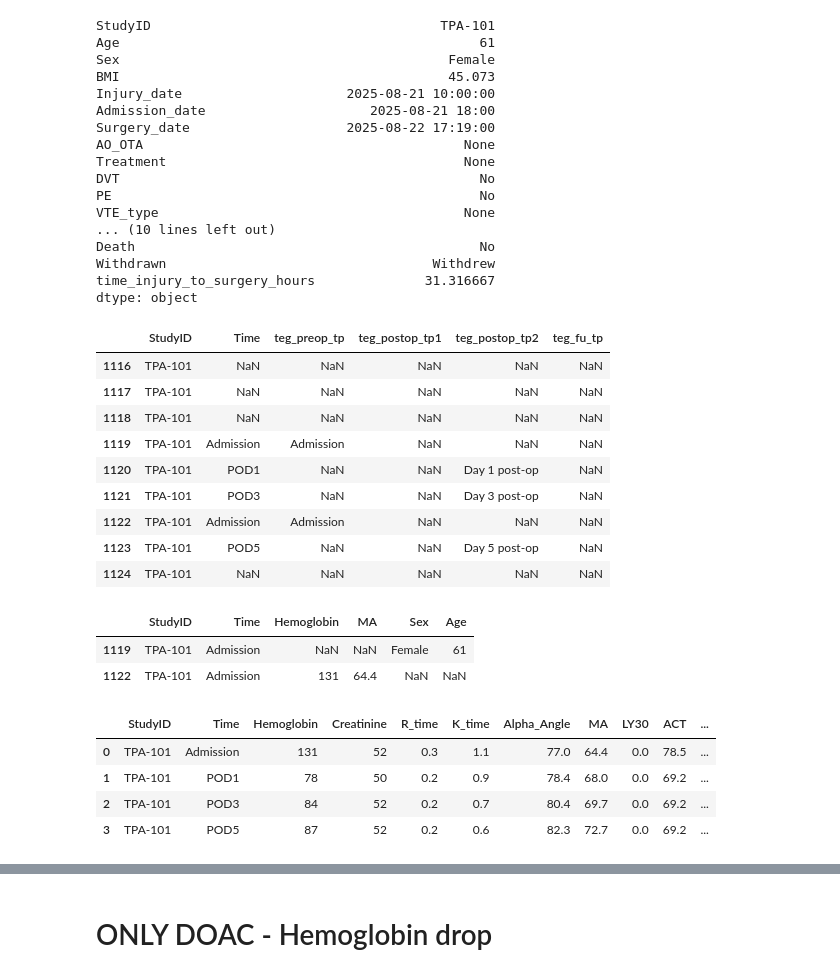
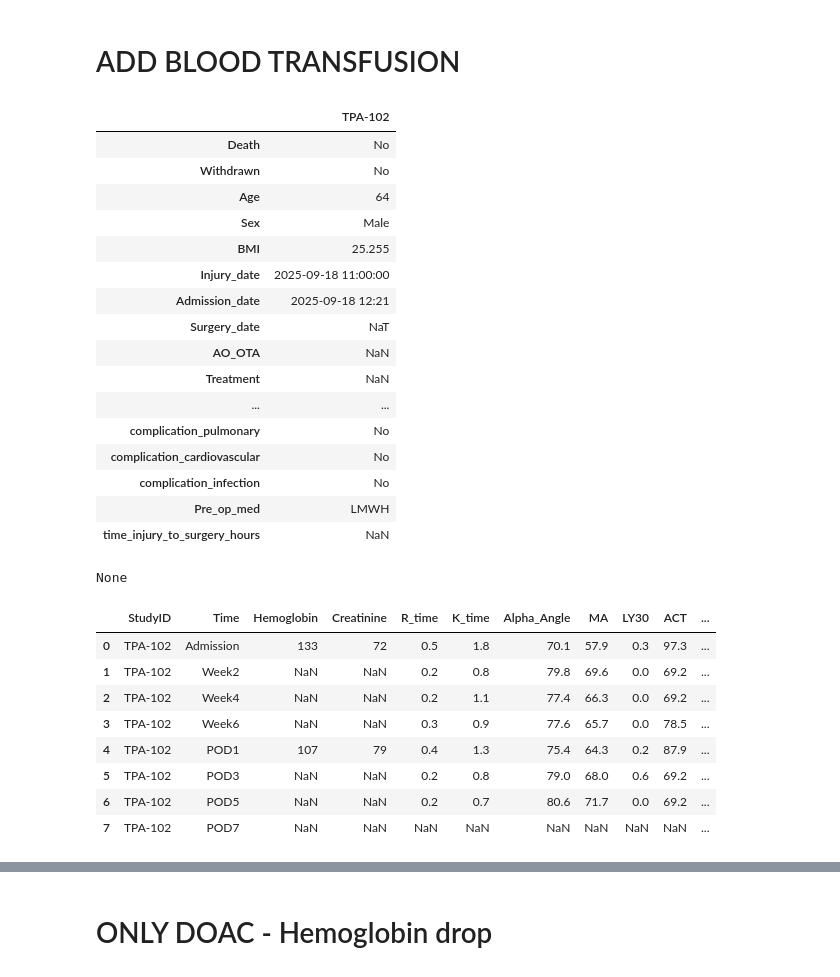
Before and after one commit to golpiraelmi/Classes, a Jupyter notebook: MyLittleProjcet_V2.ipynb, the cells around one changed output, grey strips where cells are left out. Saved outputs shown, nothing was run; the diff lists cells and outputs as text; code cells hidden in the pictures.

```diff
--- a/MyLittleProjcet_V2.ipynb
+++ b/MyLittleProjcet_V2.ipynb
@@ -375,47 +330,35 @@ all_blood_pelvis[['StudyID','Time','Injury_date','Surgery_date','Draw_date_lab',
+# %% [markdown]
+# ADD BLOOD TRANSFUSION
 # %%
-display(processor_4.get_patient_demographics('TPA-101'))
+patinet='TPA-102'
+
+display(processor_4.get_patient_demographics(patinet))
+display(processor_4.get_patient_blood_draws(patinet))
 # %% [output]
+|  | TPA-102 |
+| Death | No |
+| Withdrawn | No |
+| Age | 64 |
+| Sex | Male |
+| BMI | 25.255 |
+| Injury_date | 2025-09-18 11:00:00 |
+| Admission_date | 2025-09-18 12:21 |
+| Surgery_date | NaT |
+| AO_OTA | NaN |
+| Treatment | NaN |
+| ... | ... |
+| complication_pulmonary | No |
+| complication_cardiovascular | No |
+| complication_infection | No |
+| Pre_op_med | LMWH |
+| time_injury_to_surgery_hours | NaN |
-StudyID                                     TPA-101
-Age                                              61
-Sex                                          Female
-BMI                                          45.073
-Injury_date                     2025-08-21 10:00:00
-Admission_date                     2025-08-21 18:00
-Surgery_date                    2025-08-22 17:19:00
-AO_OTA                                         None
-Treatment                                      None
-DVT                                              No
-PE                                               No
-VTE_type                                       None
-... (10 lines left out)
-Death                                            No
-Withdrawn                                  Withdrew
-time_injury_to_surgery_hours              31.316667
-dtype: object
+None
+|  | StudyID | Time | Hemoglobin | Creatinine | R_time | K_time | Alpha_Angle | MA | LY30 | ACT | ... |
+| 0 | TPA-102 | Admission | 133 | 72 | 0.5 | 1.8 | 70.1 | 57.9 | 0.3 | 97.3 | ... |
+| 1 | TPA-102 | Week2 | NaN | NaN | 0.2 | 0.8 | 79.8 | 69.6 | 0.0 | 69.2 | ... |
+| 2 | TPA-102 | Week4 | NaN | NaN | 0.2 | 1.1 | 77.4 | 66.3 | 0.0 | 69.2 | ... |
+| 3 | TPA-102 | Week6 | NaN | NaN | 0.3 | 0.9 | 77.6 | 65.7 | 0.0 | 78.5 | ... |
+| 4 | TPA-102 | POD1 | 107 | 79 | 0.4 | 1.3 | 75.4 | 64.3 | 0.2 | 87.9 | ... |
+| 5 | TPA-102 | POD3 | NaN | NaN | 0.2 | 0.8 | 79.0 | 68.0 | 0.6 | 69.2 | ... |
+| 6 | TPA-102 | POD5 | NaN | NaN | 0.2 | 0.7 | 80.6 | 71.7 | 0.0 | 69.2 | ... |
+| 7 | TPA-102 | POD7 | NaN | NaN | NaN | NaN | NaN | NaN | NaN | NaN | ... |
-# %%
-df_pelvis[df_pelvis['StudyID']=='TPA-101'][['StudyID', 'Time', 'teg_preop_tp','teg_postop_tp1','teg_postop_tp2','teg_fu_tp']]
-# %% [output]
-|  | StudyID | Time | teg_preop_tp | teg_postop_tp1 | teg_postop_tp2 | teg_fu_tp |
-| 1116 | TPA-101 | NaN | NaN | NaN | NaN | NaN |
-| 1117 | TPA-101 | NaN | NaN | NaN | NaN | NaN |
-| 1118 | TPA-101 | NaN | NaN | NaN | NaN | NaN |
-| 1119 | TPA-101 | Admission | Admission | NaN | NaN | NaN |
-| 1120 | TPA-101 | POD1 | NaN | NaN | Day 1 post-op | NaN |
-| 1121 | TPA-101 | POD3 | NaN | NaN | Day 3 post-op | NaN |
-| 1122 | TPA-101 | Admission | Admission | NaN | NaN | NaN |
-| 1123 | TPA-101 | POD5 | NaN | NaN | Day 5 post-op | NaN |
-| 1124 | TPA-101 | NaN | NaN | NaN | NaN | NaN |
-# %%
-df_pelvis[(df_pelvis['StudyID']=='TPA-101')&(df_pelvis['Time']=='Admission')][['StudyID','Time','Hemoglobin','MA','Sex','Age']]
-# %% [output]
-|  | StudyID | Time | Hemoglobin | MA | Sex | Age |
-| 1119 | TPA-101 | Admission | NaN | NaN | Female | 61 |
-| 1122 | TPA-101 | Admission | 131 | 64.4 | NaN | NaN |
-# %%
-display(processor_4.get_patient_blood_draws('TPA-101'))
-# %% [output]
-|  | StudyID | Time | Hemoglobin | Creatinine | R_time | K_time | Alpha_Angle | MA | LY30 | ACT | ... |
-| 0 | TPA-101 | Admission | 131 | 52 | 0.3 | 1.1 | 77.0 | 64.4 | 0.0 | 78.5 | ... |
-| 1 | TPA-101 | POD1 | 78 | 50 | 0.2 | 0.9 | 78.4 | 68.0 | 0.0 | 69.2 | ... |
-| 2 | TPA-101 | POD3 | 84 | 52 | 0.2 | 0.7 | 80.4 | 69.7 | 0.0 | 69.2 | ... |
-| 3 | TPA-101 | POD5 | 87 | 52 | 0.2 | 0.6 | 82.3 | 72.7 | 0.0 | 69.2 | ... |
```
Also changed, not shown: parts of 42 cells of this notebook.
